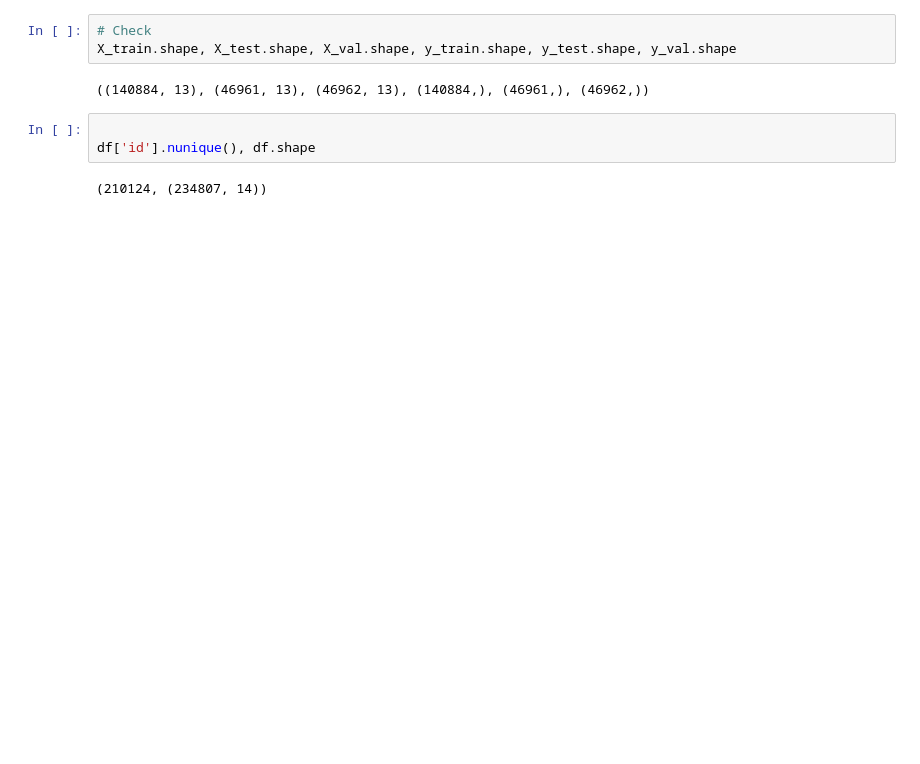
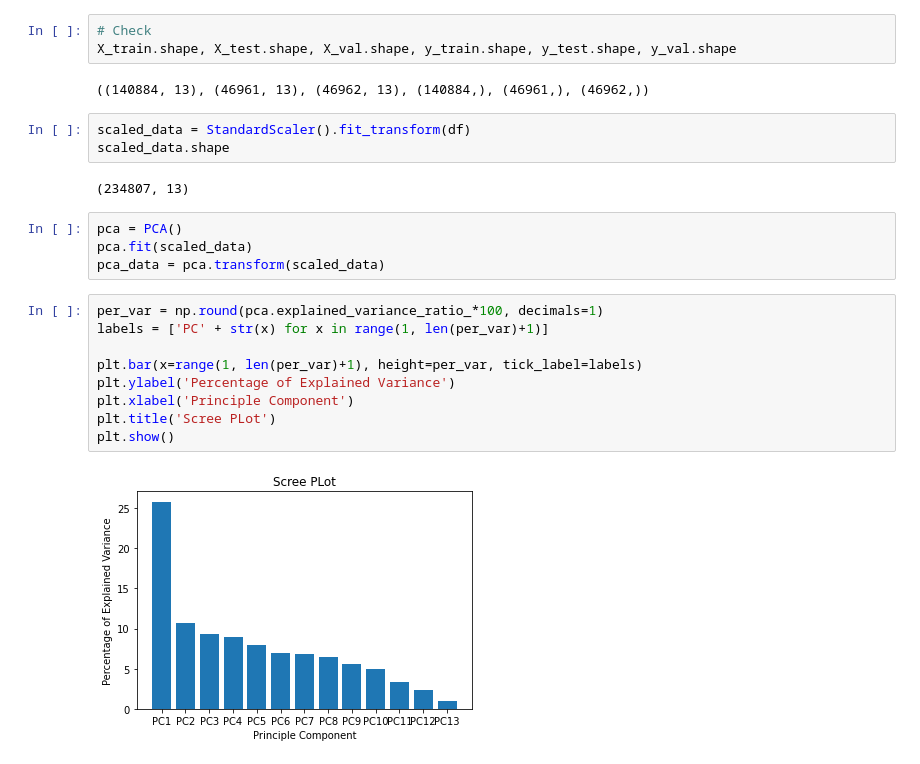
Before and after one commit to spotify-song/DS, a Jupyter notebook: notebooks/1.0-av-initial-data-exploration.ipynb, the cells around one changed output. Saved outputs shown, nothing was run; the diff lists cells and outputs as text; blank space fills up the shorter version.

```diff
--- a/notebooks/1.0-av-initial-data-exploration.ipynb
+++ b/notebooks/1.0-av-initial-data-exploration.ipynb
@@ -560,8 +574,23 @@ X_train_top, X_test_top, y_train_top, y_test_top = train_test_split(X_top, y_top
 X_train.shape, X_test.shape, X_val.shape, y_train.shape, y_test.shape, y_val.shape
 # %% [output]
 ((140884, 13), (46961, 13), (46962, 13), (140884,), (46961,), (46962,))
-# %%
-
-df['id'].nunique(), df.shape
-# %% [output]
-(210124, (234807, 14))
+# %%
+scaled_data = StandardScaler().fit_transform(df)
+scaled_data.shape
+# %% [output]
+(234807, 13)
+# %%
+pca = PCA()
+pca.fit(scaled_data)
+pca_data = pca.transform(scaled_data)
+# %%
+per_var = np.round(pca.explained_variance_ratio_*100, decimals=1)
+labels = ['PC' + str(x) for x in range(1, len(per_var)+1)]
+
+plt.bar(x=range(1, len(per_var)+1), height=per_var, tick_label=labels)
+plt.ylabel('Percentage of Explained Variance')
+plt.xlabel('Principle Component')
+plt.title('Scree PLot')
+plt.show()
+# %% [output]
+[figure, added]
```
Also changed, not shown: parts of 39 cells of this notebook, 3 other files.
